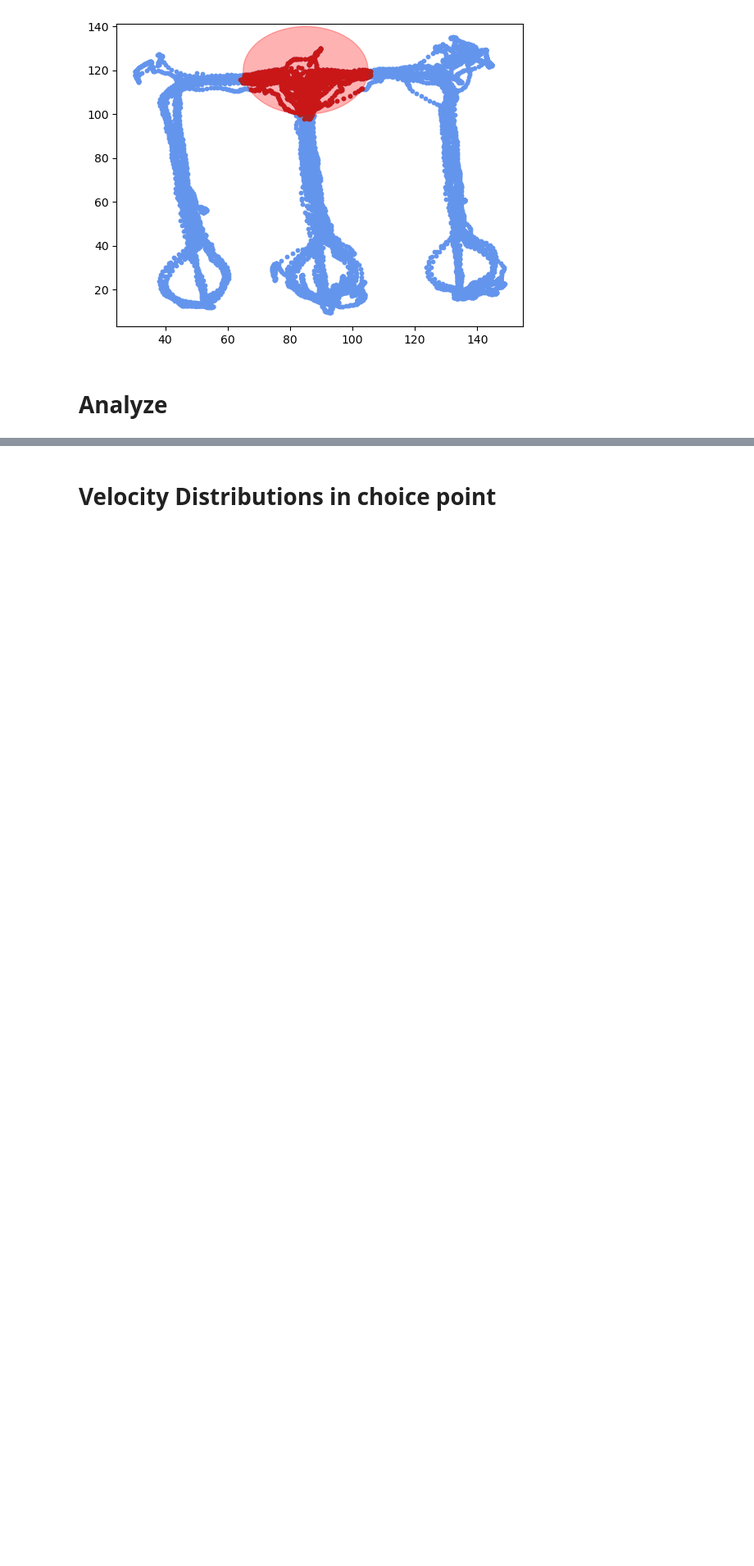
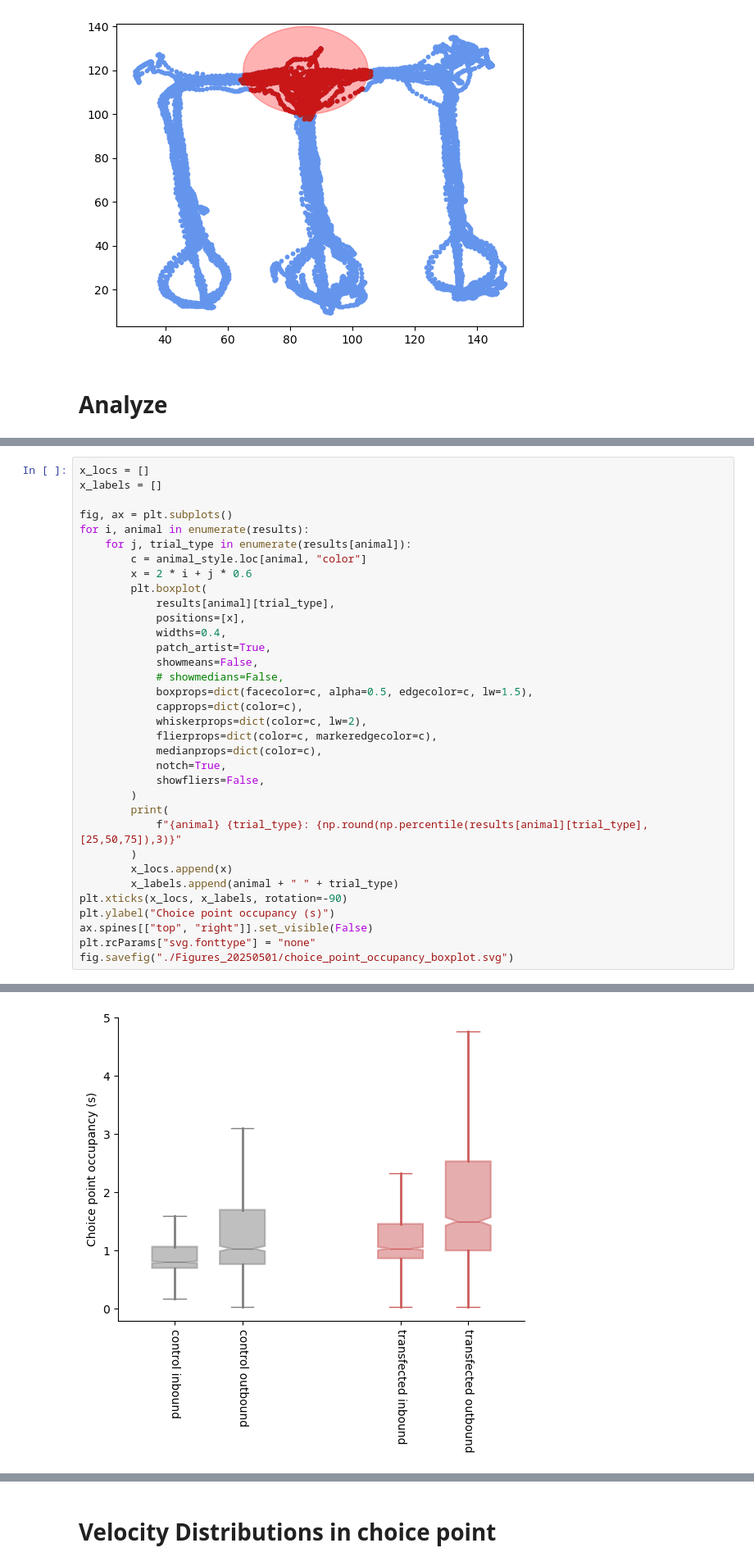
Before and after one commit to LorenFrankLab/ms_stim_analysis, a Jupyter notebook: Position/choice_point_occupancy.ipynb, the cells around one changed output, grey strips where cells are left out. Shown at 82% size. Saved outputs shown, nothing was run; the diff lists cells and outputs as text; blank space fills up the shorter version.

Commit message:
update position notebooks

```diff
--- a/Position/choice_point_occupancy.ipynb
+++ b/Position/choice_point_occupancy.ipynb
@@ -173,0 +175,35 @@ datasets: 44
+# %%
+x_locs = []
+x_labels = []
+
+fig, ax = plt.subplots()
+for i, animal in enumerate(results):
+    for j, trial_type in enumerate(results[animal]):
+        c = animal_style.loc[animal, "color"]
+        x = 2 * i + j * 0.6
+        plt.boxplot(
+            results[animal][trial_type],
+            positions=[x],
+            widths=0.4,
+            patch_artist=True,
+            showmeans=False,
+            # showmedians=False,
+            boxprops=dict(facecolor=c, alpha=0.5, edgecolor=c, lw=1.5),
+            capprops=dict(color=c),
+            whiskerprops=dict(color=c, lw=2),
+            flierprops=dict(color=c, markeredgecolor=c),
+            medianprops=dict(color=c),
+            notch=True,
+            showfliers=False,
+        )
+        print(
+            f"{animal} {trial_type}: {np.round(np.percentile(results[animal][trial_type], [25,50,75]),3)}"
+        )
+        x_locs.append(x)
+        x_labels.append(animal + " " + trial_type)
+plt.xticks(x_locs, x_labels, rotation=-90)
+plt.ylabel("Choice point occupancy (s)")
+ax.spines[["top", "right"]].set_visible(False)
+plt.rcParams["svg.fonttype"] = "none"
+fig.savefig("./Figures_20250501/choice_point_occupancy_boxplot.svg")
+# %% [output]
@@ -173,0 +214 @@ datasets: 44
+[figure, added]
```
Also changed, not shown: parts of 12 cells of this notebook.
